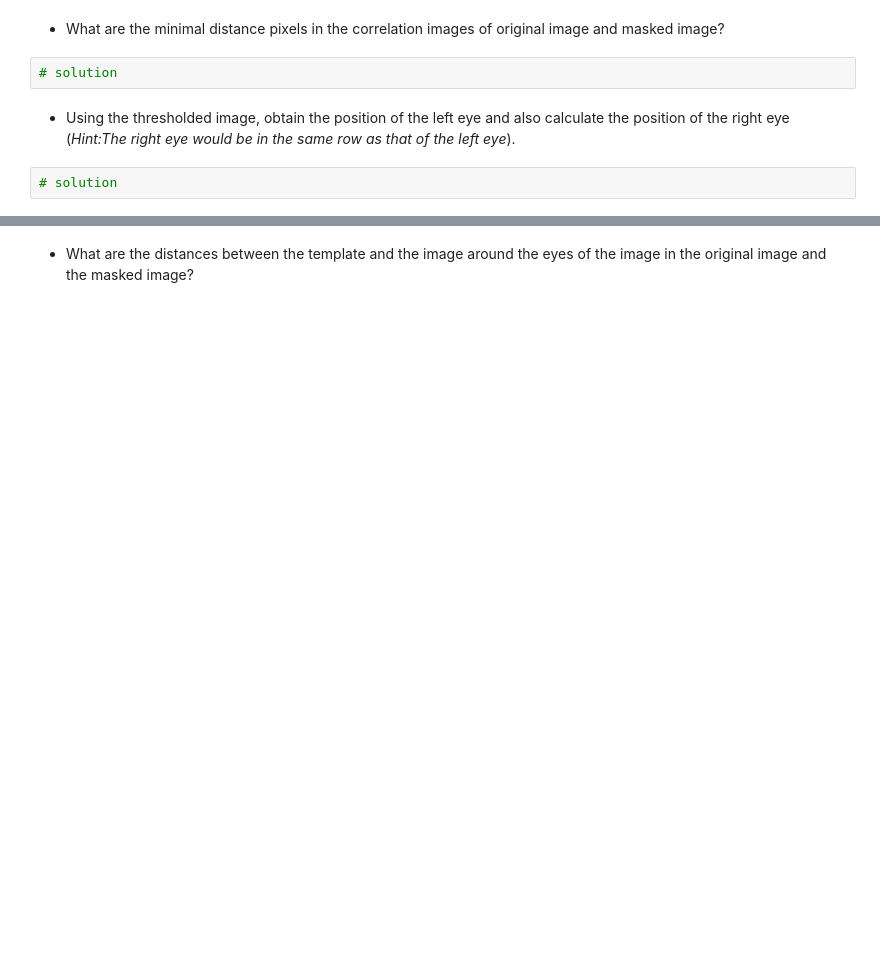
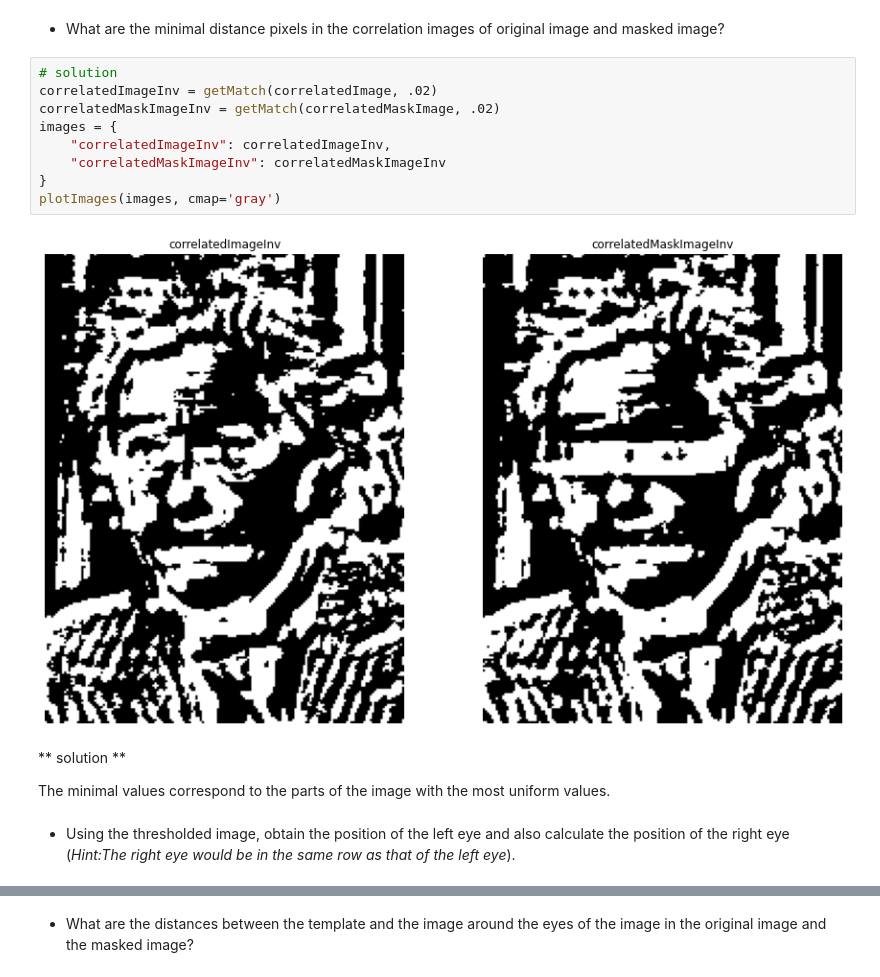
Before and after one commit to UPC-MAI-GitHub/MAI-CV, a Jupyter notebook: P3_template_matching_and_HOG/p3_template_matching_HOG.ipynb, the cells around one changed output, grey strips where cells are left out. Cells and saved outputs as stored; diff of their text form; blank space fills up the shorter version.

```diff
--- a/P3_template_matching_and_HOG/p3_template_matching_HOG.ipynb
+++ b/P3_template_matching_and_HOG/p3_template_matching_HOG.ipynb
@@ -100,8 +139,19 @@ plotImages(images, cmap='gray')
 # %% [markdown]
 *   What are the minimal distance pixels in the correlation images of original image and masked image?
-# %%
-# solution
+# %%
+# solution
+correlatedImageInv = getMatch(correlatedImage, .02)
+correlatedMaskImageInv = getMatch(correlatedMaskImage, .02)
+images = {
+    "correlatedImageInv": correlatedImageInv,
+    "correlatedMaskImageInv": correlatedMaskImageInv
+}
+plotImages(images, cmap='gray')
+# %% [output]
+[figure, added]
+# %% [markdown]
+** solution **
+
+The minimal values correspond to the parts of the image with the most uniform values.
 # %% [markdown]
 *   Using the thresholded image, obtain the position of the left eye and also calculate the position of the right eye (*Hint:The right eye would be in the same row as that of the left eye*).
-# %%
-# solution
```
Also changed, not shown: parts of 31 cells of this notebook.
